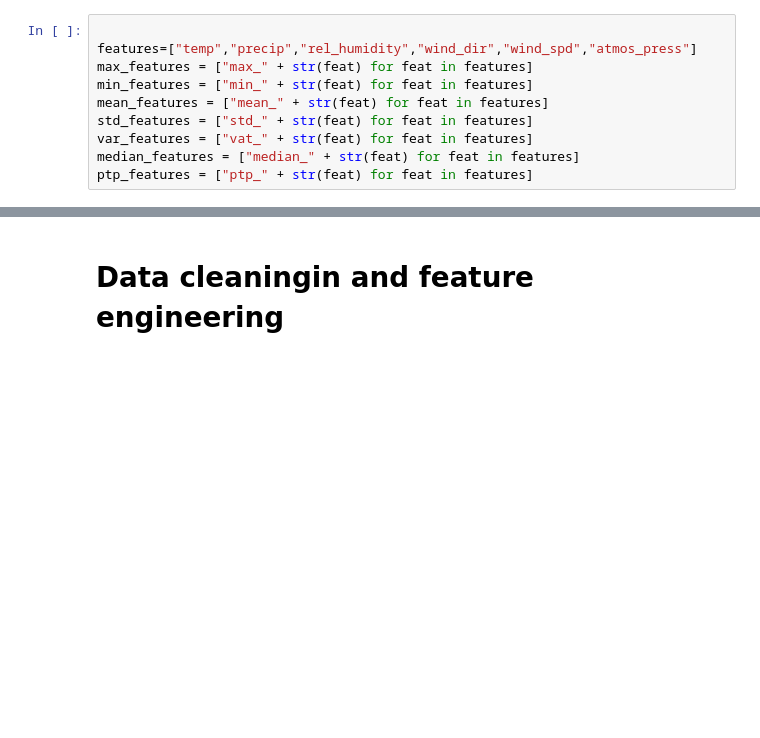
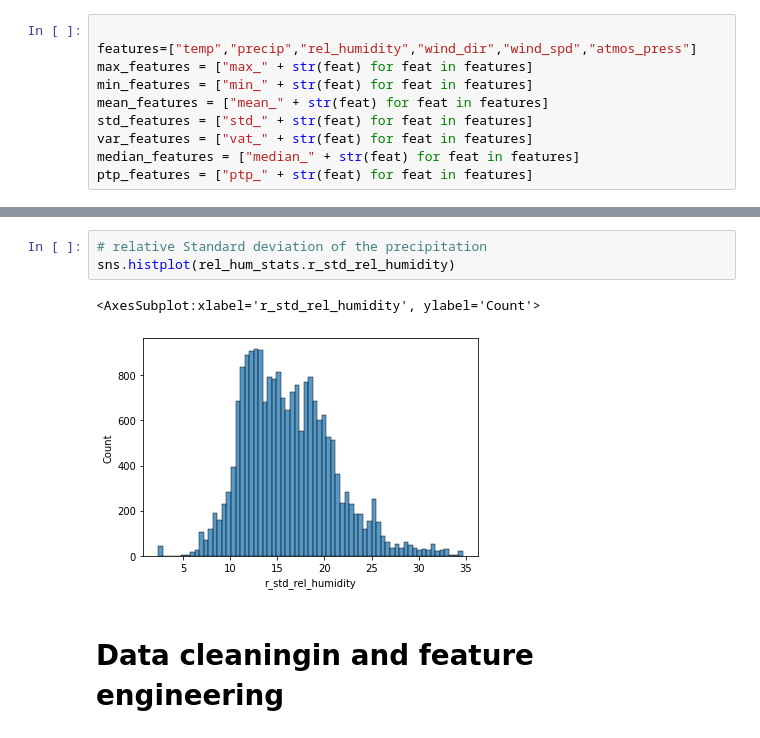
Before and after one commit to sm4rtm4art/airquality, a Jupyter notebook: EDA-and-modeling.ipynb, the cells around one changed output, grey strips where cells are left out. Cells and saved outputs as stored; diff of their text form; blank space fills up the shorter version.

```diff
--- a/EDA-and-modeling.ipynb
+++ b/EDA-and-modeling.ipynb
@@ -32,3 +123,9 @@ sns.histplot(data.target, bins=10)  # TODO bins passend zu der Klassifizierung
+# %%
+# relative Standard deviation of the precipitation
+sns.histplot(rel_hum_stats.r_std_rel_humidity)
+# %% [output]
+<AxesSubplot:xlabel='r_std_rel_humidity', ylabel='Count'>
+[figure, added]
 # %% [markdown]
 # Data cleaningin and feature engineering
 # %%
```
Also changed, not shown: parts of 20 cells of this notebook, 1 other file.
